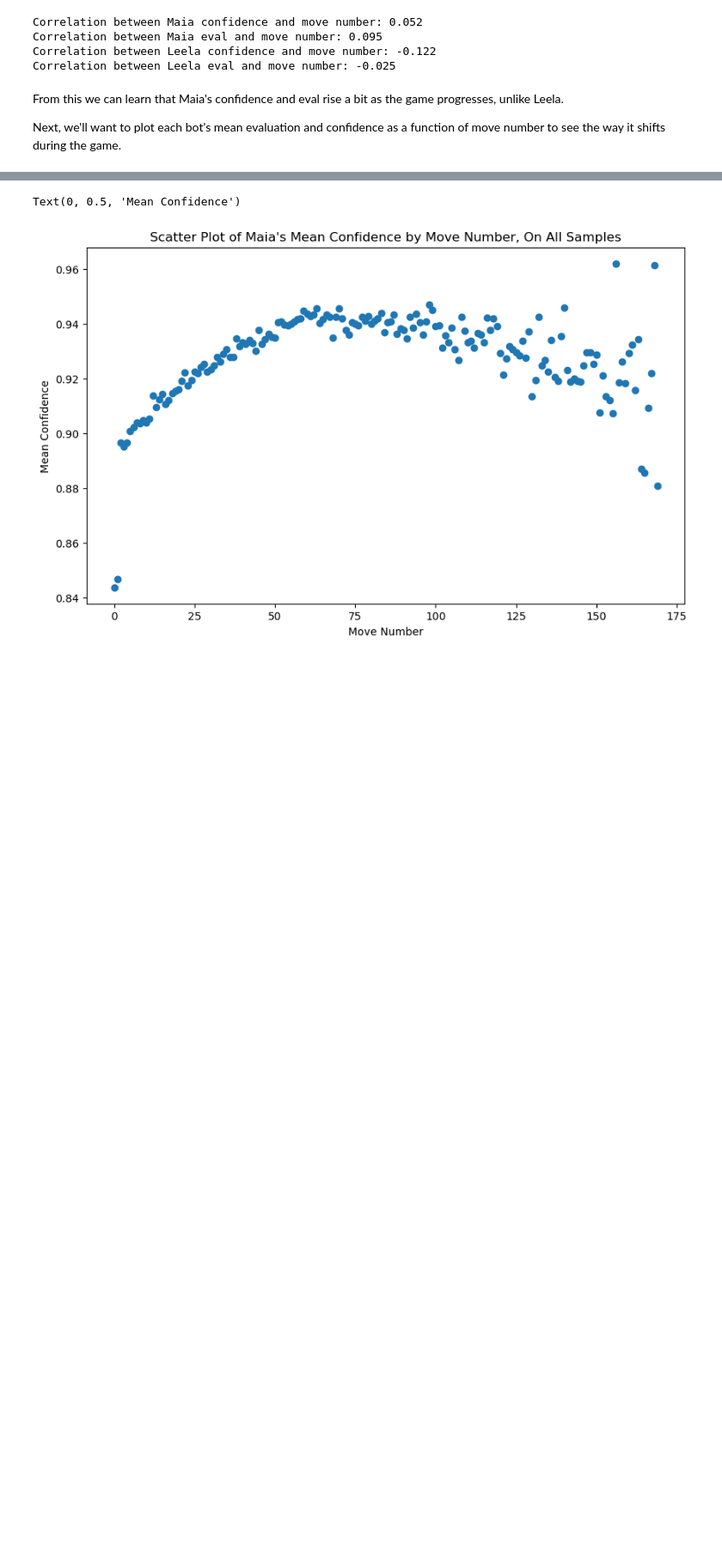
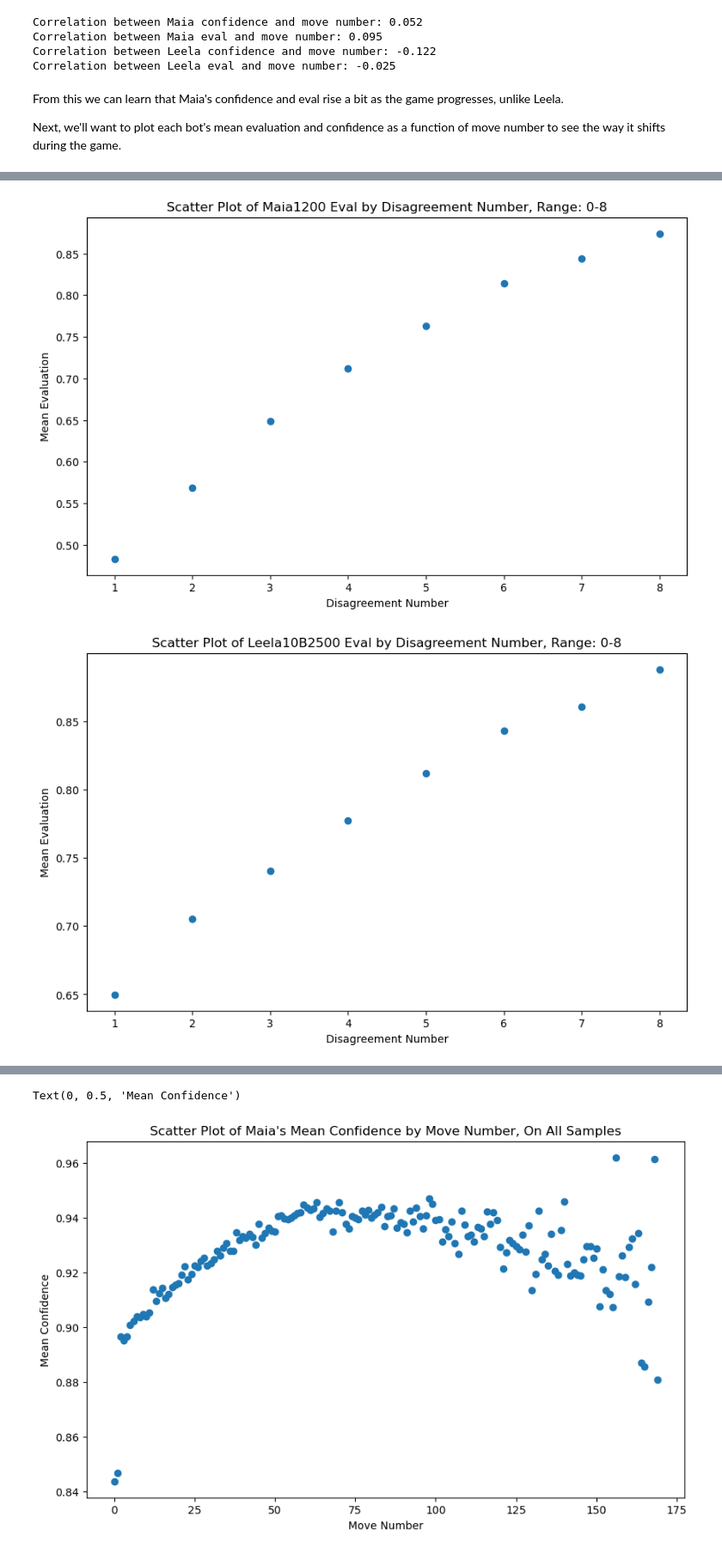
Before and after one commit to dvirsas8/research, a Jupyter notebook: first_analysis.ipynb, the cells around one changed output, grey strips where cells are left out. Shown at 86% size. Saved outputs shown, nothing was run; the diff lists cells and outputs as text; code cells hidden in the pictures; blank space fills up the shorter version.

```diff
--- a/first_analysis.ipynb
+++ b/first_analysis.ipynb
@@ -181,0 +220,3 @@ Text(0, 0.5, 'Mean Evaluation')
+# %%
+disagreement_df['dis_in_game'] = disagreement_df['game'].map(max_dis_per_game)
+# print(disagreement_df)
@@ -181,0 +246,17 @@ Text(0, 0.5, 'Mean Evaluation')
+# %%
+df_range_0_8 = disagreement_df[disagreement_df['dis_in_game'] <= 8]
+df_range_9_14 = disagreement_df[disagreement_df['dis_in_game'] <= 14]
+df_range_9_14 = df_range_9_14[disagreement_df['dis_in_game'] > 8]
+df_range_15_plus = disagreement_df[disagreement_df['dis_in_game'] >= 15]
+for df in [(df_range_0_8, "0-8"), (df_range_9_14, "9-14"), (df_range_15_plus, "15+")]:
+    for eval_column in ['maia1200_eval', 'leela10b2500_eval']:
+        mean_evaluation_by_move = df[0].groupby('dis_num')[eval_column].mean().reset_index()
+        plt.figure(figsize=(10, 6))
+        plt.scatter(mean_evaluation_by_move['dis_num'], mean_evaluation_by_move[eval_column])
+        plt.title(f"Scatter Plot of {eval_column.replace('_', ' ').title()} by Disagreement Number, Range: {df[1]}")
+        plt.xlabel('Disagreement Number')
+        plt.ylabel('Mean Evaluation')
+        plt.show()
+# %% [output]
+[figure, added]
+[figure, added]
```
Also changed, not shown: parts of 15 cells of this notebook.
